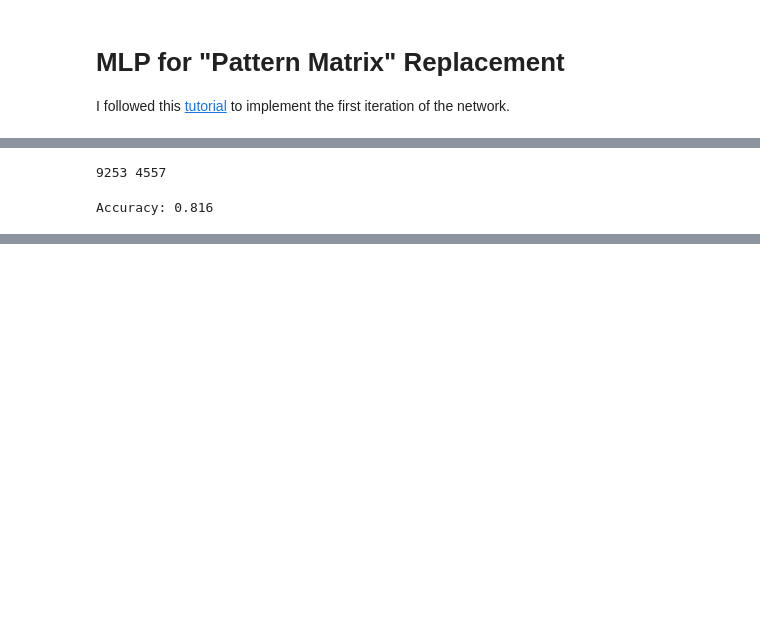
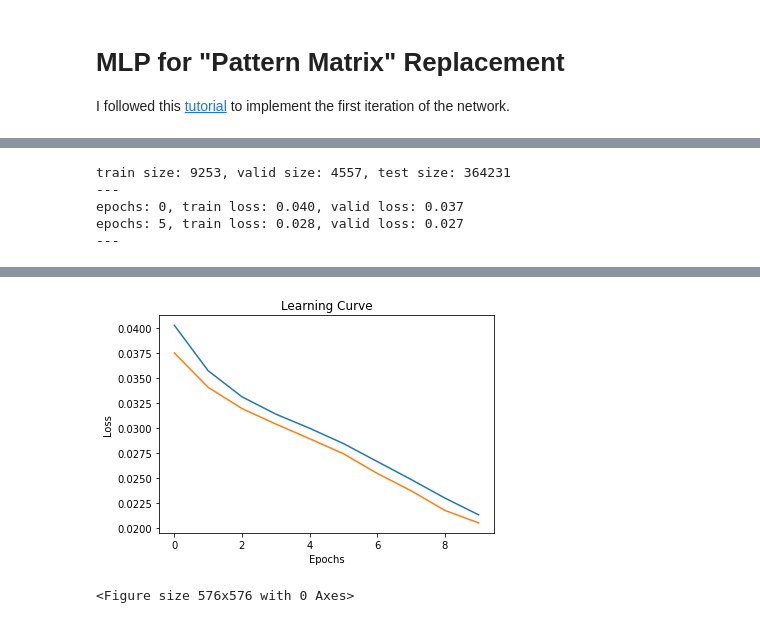
Before and after one commit to arumoy-shome/km3net, a Jupyter notebook: notebooks/pattern-matrix.ipynb, the cells around one changed output, grey strips where cells are left out. Drawn from its saved outputs; the diff is of its cells as text; code cells hidden in the pictures; blank space fills up the shorter version.

```diff
--- a/notebooks/pattern-matrix.ipynb
+++ b/notebooks/pattern-matrix.ipynb
@@ -71,6 +70,0 @@ import pandas as pd
-# %%
-path = DATADIR+'/train/slice-615-10-equal.csv'
-train_dl, test_dl = model_utils.prepare_data(path,normalise=True)
-print(len(train_dl.dataset), len(test_dl.dataset))
-# %% [output]
-9253 4557
@@ -81,6 +71,32 @@ criterion = BCELoss()
-# %%
-model_utils.train(train_dl, net, criterion, optimizer, epochs=10)
-acc = model_utils.test(test_dl, net)
-print("Accuracy: %.3f" % acc.item())
-# %% [output]
-Accuracy: 0.816
+# %%
+train_path = DATADIR+'/train/slice-615-10-equal.csv'
+test_path = DATADIR+'/test/slice-1637-10.csv'
+train_dl, valid_dl = model_utils.prepare_train_data(train_path,normalise=True)
+test_dl = model_utils.prepare_test_data(test_path,normalise=True)
+print("train size: {0}, valid size: {1}, test size: {2}".format(
+    len(train_dl.dataset),len(valid_dl.dataset), len(test_dl.dataset)))
+
+device = model_utils.get_device()
+model = MLP(8).to(device)
+
+params = {
+    'model': model,
+    'optimizer': SGD(model.parameters(), lr=0.001, momentum=0.9),
+    'criterion': BCELoss(),
+    'epochs': 10,
+    'train_dl': train_dl,
+    'valid_dl': valid_dl,
+    'test_dl': test_dl
+}
+
+results = model_utils.evaluate(**params)
+# %% [output]
+train size: 9253, valid size: 4557, test size: 364231
+---
+epochs: 0, train loss: 0.040, valid loss: 0.037
+epochs: 5, train loss: 0.028, valid loss: 0.027
+---
+# %%
+model_eval.plot_learning_curve(results['train_losses'],
+                                          results['valid_losses'])
+# %% [output]
@@ -86,0 +104,2 @@ Accuracy: 0.816
+[figure, added]
+<Figure size 576x576 with 0 Axes>
```
Also changed, not shown: parts of 20 cells of this notebook.
